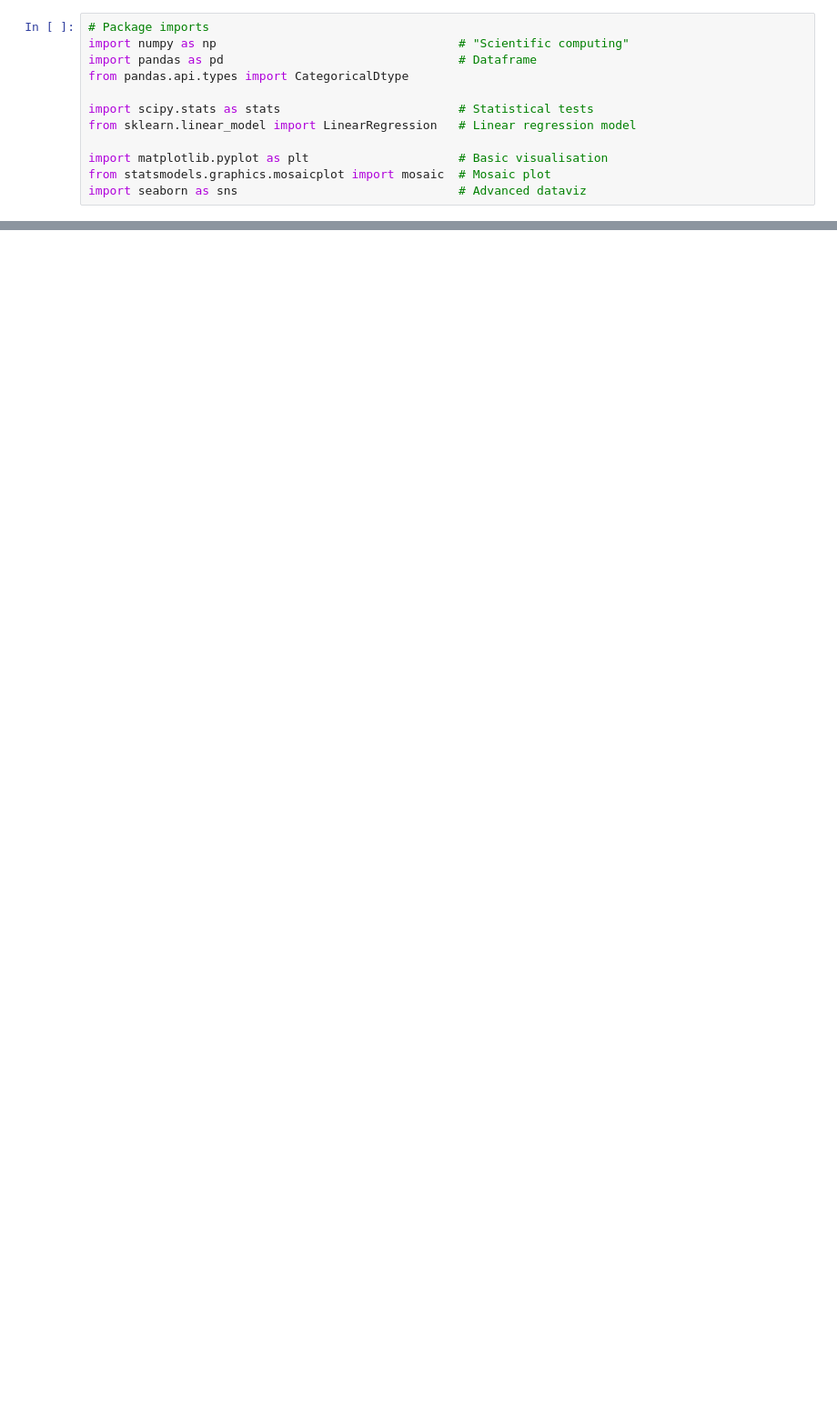
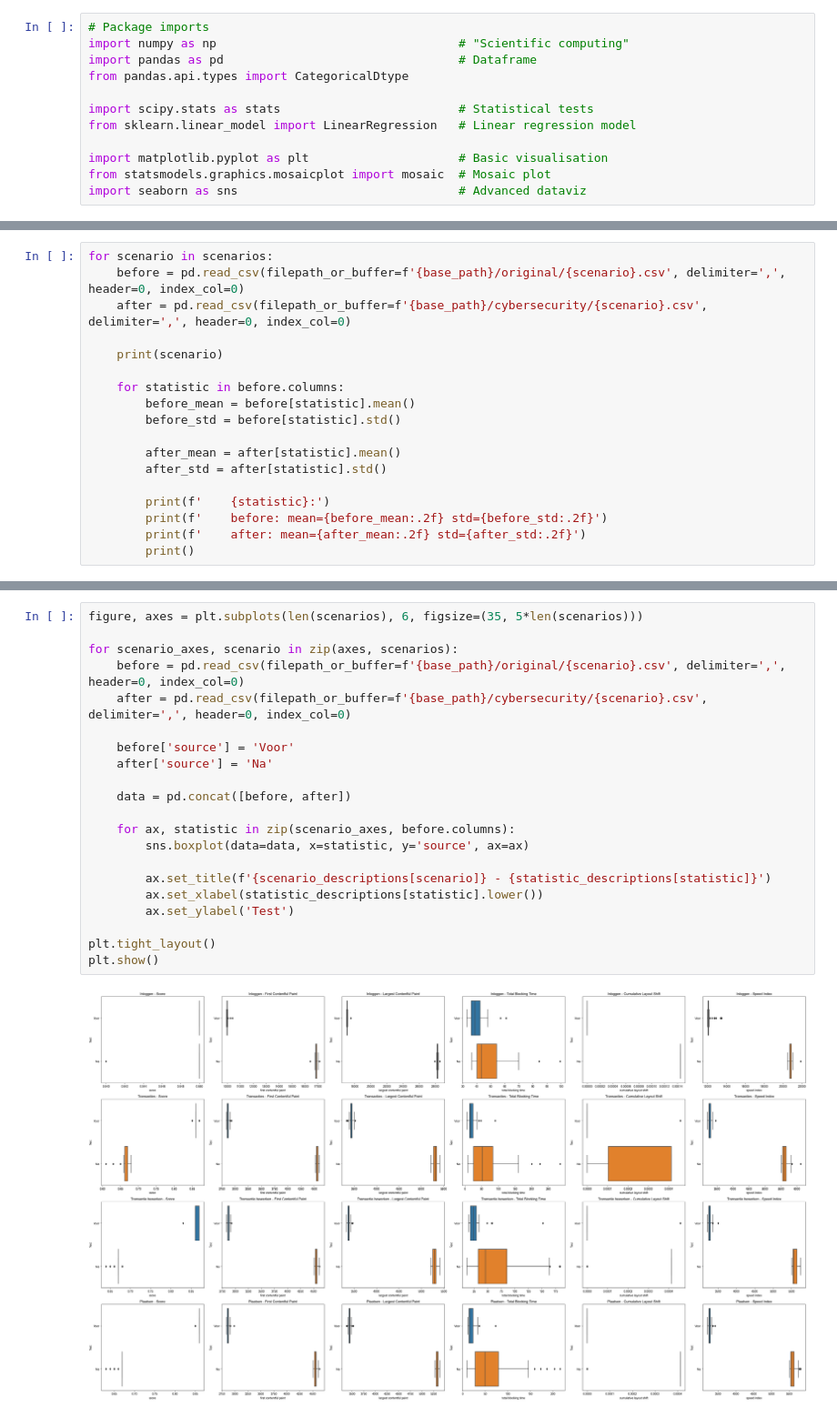
Before and after one commit to jorenvermeersch/bachelorproef-prestatietesten, a Jupyter notebook: data_analysis_and_visualization/performance_testing/graphs.ipynb, the cells around one changed output, grey strips where cells are left out. Shown at 91% size. Cells and saved outputs as stored; diff of their text form; blank space fills up the shorter version.

```diff
--- a/data_analysis_and_visualization/performance_testing/graphs.ipynb
+++ b/data_analysis_and_visualization/performance_testing/graphs.ipynb
@@ -21,0 +39,18 @@ import seaborn as sns                               # Advanced dataviz
+# %%
+for scenario in scenarios:
+    before = pd.read_csv(filepath_or_buffer=f'{base_path}/original/{scenario}.csv', delimiter=',', header=0, index_col=0)
+    after = pd.read_csv(filepath_or_buffer=f'{base_path}/cybersecurity/{scenario}.csv', delimiter=',', header=0, index_col=0)
+
+    print(scenario)
+
+    for statistic in before.columns:
+        before_mean = before[statistic].mean()
+        before_std = before[statistic].std()
+
+        after_mean = after[statistic].mean()
+        after_std = after[statistic].std()
+
+        print(f'    {statistic}:')
+        print(f'    before: mean={before_mean:.2f} std={before_std:.2f}')
+        print(f'    after: mean={after_mean:.2f} std={after_std:.2f}')
+        print()
@@ -22 +77,24 @@ import seaborn as sns                               # Advanced dataviz
+# %%
+figure, axes = plt.subplots(len(scenarios), 6, figsize=(35, 5*len(scenarios)))
+
+for scenario_axes, scenario in zip(axes, scenarios):
+    before = pd.read_csv(filepath_or_buffer=f'{base_path}/original/{scenario}.csv', delimiter=',', header=0, index_col=0)
+    after = pd.read_csv(filepath_or_buffer=f'{base_path}/cybersecurity/{scenario}.csv', delimiter=',', header=0, index_col=0)
+
+    before['source'] = 'Voor'
+    after['source'] = 'Na'
+
+    data = pd.concat([before, after])
+
+    for ax, statistic in zip(scenario_axes, before.columns):
+        sns.boxplot(data=data, x=statistic, y='source', ax=ax)
+
+        ax.set_title(f'{scenario_descriptions[scenario]} - {statistic_descriptions[statistic]}')
+        ax.set_xlabel(statistic_descriptions[statistic].lower())
+        ax.set_ylabel('Test')
+
+plt.tight_layout()
+plt.show()
+# %% [output]
+[figure, added]
 # %%
```
Also changed, not shown: parts of 8 cells of this notebook, 1 other file.
